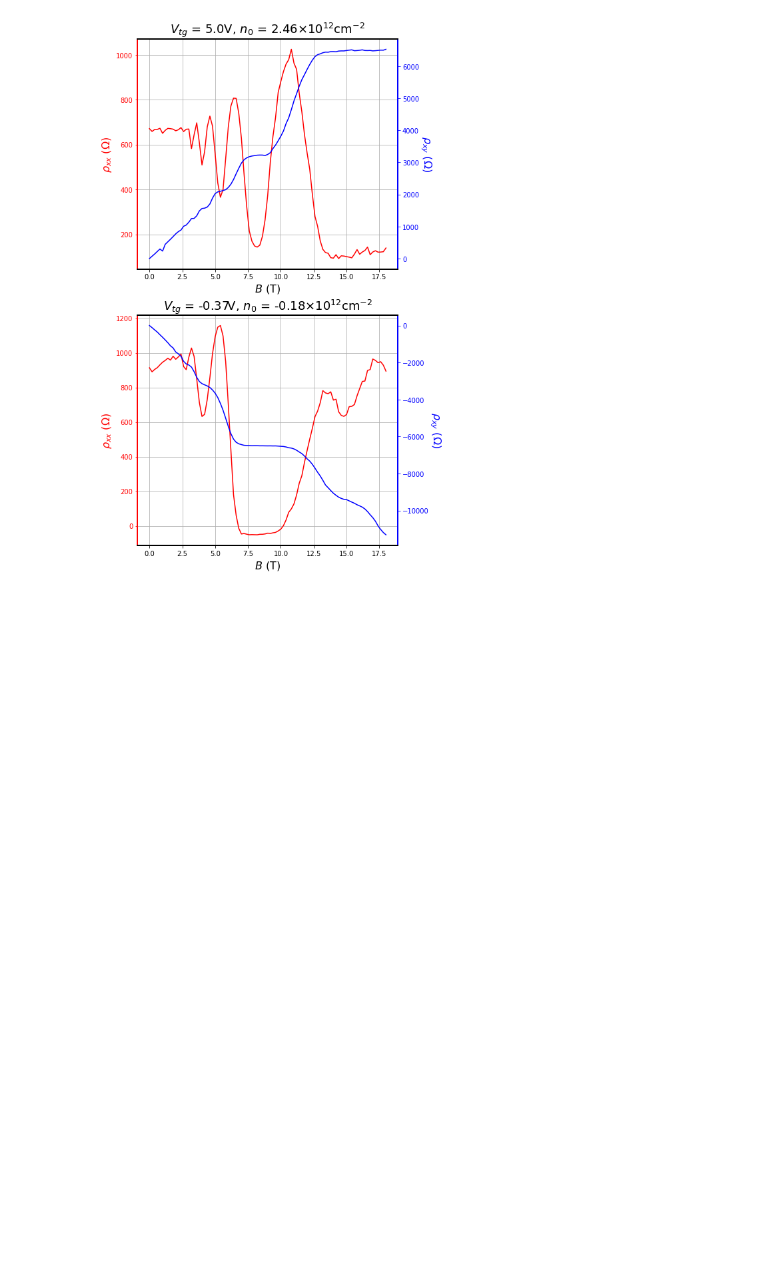
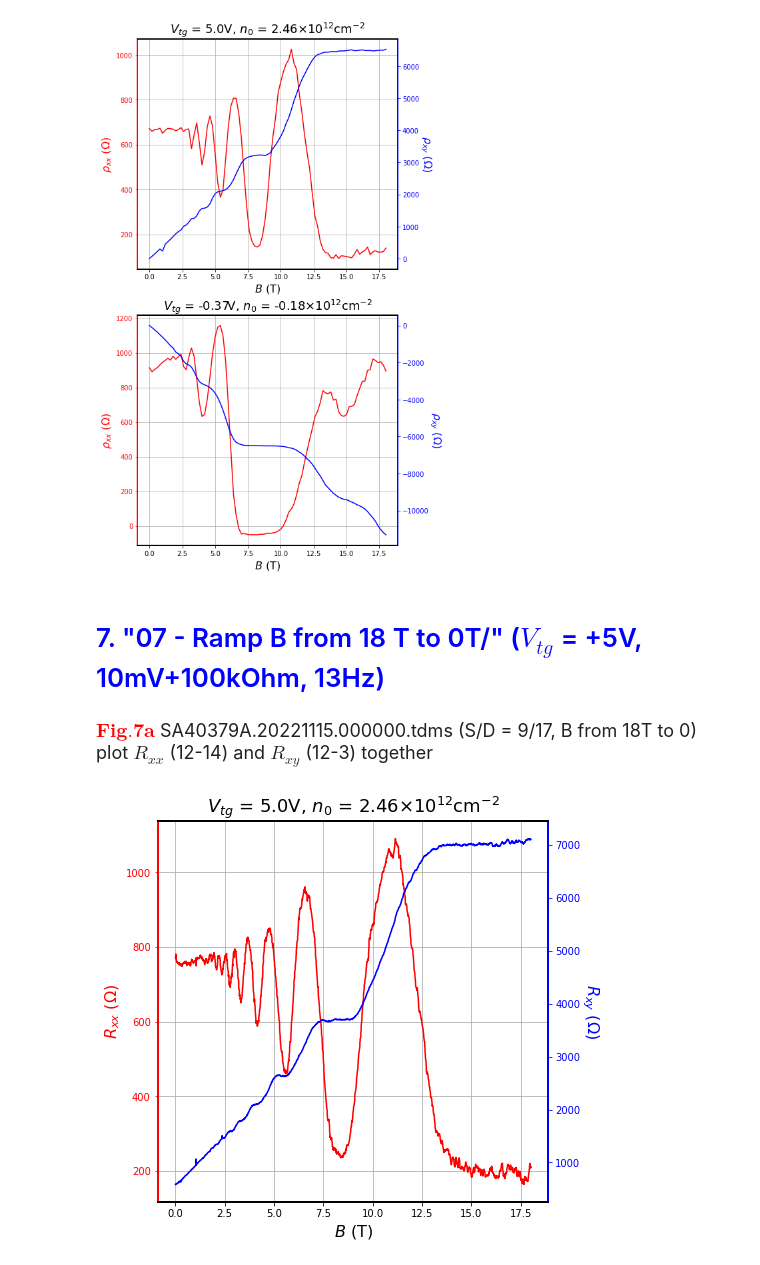
Before and after one commit to Ray2207/QC124-LAOSTO_gr, a Jupyter notebook: analysis_short.ipynb, the cells around one changed output. Drawn from its saved outputs; the diff is of its cells as text; code cells hidden in the pictures; blank space fills up the shorter version.

Commit message:
read and plot data measured in Levy lab

```diff
--- a/analysis_short.ipynb
+++ b/analysis_short.ipynb
@@ -1082,3 +1085,37 @@ for axis in ['top','bottom','left','right']:
 plt.show()
 # %% [output]
 [figure]
+# %% [markdown]
+# <font color='blue'>7. "07 - Ramp B from 18 T to 0T/" ($V_{tg}$ = +5V, 10mV+100kOhm, 13Hz)</font>
+# %% [markdown]
+<font size="4"><font color='red'>$\mathbf{Fig. 7a}$</font> SA40379A.20221115.000000.tdms (S/D = 9/17, B from 18T to 0)<br>
+plot $R_{xx}$ (12-14) and $R_{xy}$ (12-3) together
+# %%
+data = save_data(TdmsFile.read(r"SA40379A.20221115/07 - Ramp B from 18 T to 0T/SA40379A.20221115.000000.tdms"))
+
+z_xx = (data['X'+sample_to_KH[12]][::-1]-data['X'+sample_to_KH[14]][::-1])/data['X'+sample_to_KH[17]][::-1]
+z_xy = (data['X'+sample_to_KH[12]][::-1]-data['X'+sample_to_KH[3]][::-1])/data['X'+sample_to_KH[17]][::-1]
+
+fig, ax1 = plt.subplots(1, 1)
+fig.set_size_inches(7, 7)
+
+n = round(compute_n(Vt=data['AO9'][0]), 2)
+ax1.plot(data['Magnet'][::-1], z_xx, label='$V_{tg}$ = '+str(data['AO9'][0])+'V', color='r')
+ax1.set_xlabel('$B$ (T)', size=16)
+ax1.set_ylabel('$R_{xx}$ ($\Omega$)', size=16, color='r')
+ax11 = ax1.twinx()
+ax11.plot(data['Magnet'][::-1], z_xy, label='$V_{tg}$ = '+str(data['AO9'][0])+'V', color='b')
+ax11.set_ylabel('$R_{xy}$ ($\Omega$)', size=16, color='b', rotation=-90, labelpad=20)
+ax1.grid('on')
+ax1.set_title('$V_{tg}$ = '+str(round(data['AO9'][0], 2))+'V, $n_0$ = '+str(n)+'$\\times \\mathrm{10^{12} cm^{-2}}$', size=18)
+
+ax1.tick_params(axis='y', colors='r')
+ax11.tick_params(axis='y', colors='b')
+ax11.spines['left'].set_color('r')
+ax11.spines['right'].set_color('b')
+for axis in ['top','bottom','left','right']:
+    ax11.spines[axis].set_linewidth(2)
+
+plt.show()
+# %% [output]
+[figure, added]
```
Also changed, not shown: parts of 11 cells of this notebook.
